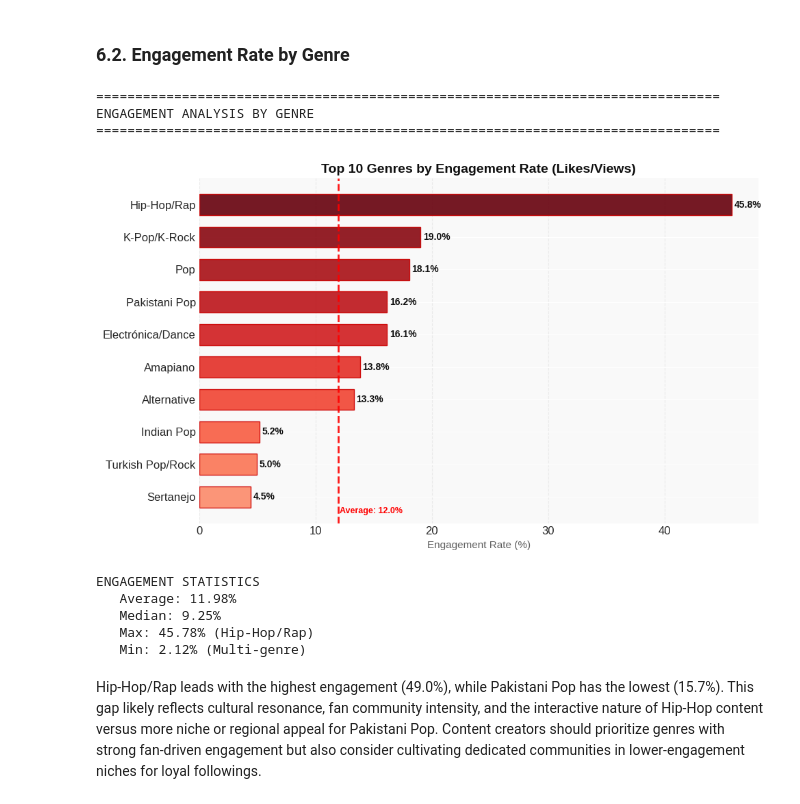
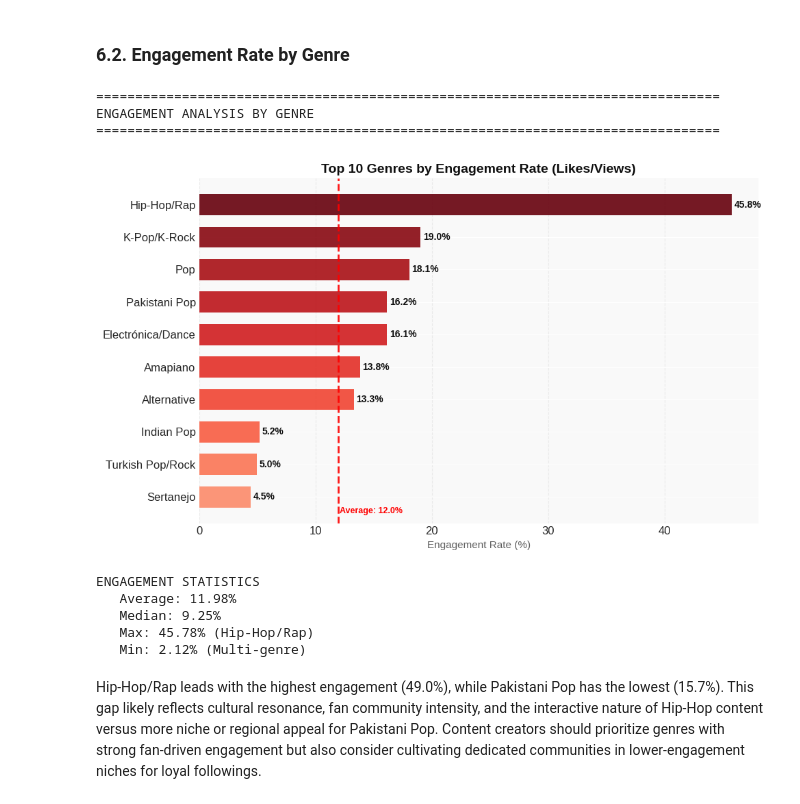
Before and after one commit to adroguetth/Music-Charts-Intelligence, a Jupyter notebook: Notebook_EN/weekly/youtube_charts_2026-W14.ipynb, the cells around one changed output. Saved outputs shown, nothing was run; the diff lists cells and outputs as text; code cells hidden in the pictures.

Commit message:
Weekly charts analysis - 2026-W14 [skip ci]

```diff
--- a/Notebook_EN/weekly/youtube_charts_2026-W14.ipynb
+++ b/Notebook_EN/weekly/youtube_charts_2026-W14.ipynb
@@ -208,7 +208,7 @@ ax.set_facecolor(YT_SURFACE)
 colors = plt.cm.Reds(np.linspace(0.4, 1, len(top_countries)))[::-1]
 
 bars = ax.barh(top_countries['artist_country'], top_countries['total_songs'],
-               color=colors, edgecolor='#CC0000', height=0.65, alpha=0.9)
+               color=colors, edgecolor='none', height=0.65, alpha=0.9)
 
 ax.set_xlabel('Number of Songs', fontsize=11, color=YT_GRAY)
 ax.set_title('Top 10 Countries by Song Count', fontweight='bold', color=YT_TEXT, fontsize=14)
@@ -268,7 +268,7 @@ ax.set_facecolor(YT_SURFACE)
 colors = plt.cm.Reds(np.linspace(0.4, 1, len(top_likes)))[::-1]
 
 bars = ax.barh(top_likes['artist_country'], top_likes['total_likes'],
-               color=colors, edgecolor='#CC0000', height=0.65, alpha=0.9)
+               color=colors, edgecolor='none', height=0.65, alpha=0.9)
 
 ax.set_xlabel('Total Likes', fontsize=11, color=YT_GRAY)
 ax.set_title('Top 10 Countries by Total Likes', fontweight='bold', color=YT_TEXT, fontsize=14)
@@ -414,39 +414,39 @@ ax.set_facecolor(YT_SURFACE)
 colors = plt.cm.Reds(np.linspace(0.4, 1, len(engagement_chart)))[::-1]
 
 bars = ax.barh(engagement_chart['macro_genre'], engagement_chart['engagement_rate'],
-               color=colors, edgecolor='#CC0000', height=0.65, alpha=0.9)
+               color=colors, edgecolor='none', height=0.65, alpha=0.9)
 
 ax.set_xlabel('Engagement Rate (%)', fontsize=11, color=YT_GRAY)
 ax.set_title('Top 10 Genres by Engagement Rate (Likes/Views)',
              fontweight='bold', color=YT_TEXT, fontsize=14)
 ax.invert_yaxis()
 ax.spines[['top', 'right', 'left']].set_visible(False)
 ax.spines['bottom'].set_color(YT_GRID)
 ax.xaxis.grid(True, color=YT_GRID, linestyle='--', alpha=0.7)
 
 for bar, val in zip(bars, engagement_chart['engagement_rate']):
     ax.text(val + 0.2, bar.get_y() + bar.get_height()/2, f'{val:.1f}%',
             va='center', fontsize=10, fontweight='bold', color=YT_TEXT)
 
 avg_engagement = genre_stats['engagement_rate'].mean()
 ax.axvline(x=avg_engagement, color=YT_RED, linestyle='--', linewidth=2, alpha=0.9)
 ax.text(avg_engagement + 0.1, len(engagement_chart) - 0.5,
         f'Average: {avg_engagement:.1f}%',
         fontsize=9, color=YT_RED, fontweight='bold')
 
 plt.tight_layout()
 plt.show()
 
 print(f"\nENGAGEMENT STATISTICS")
 print(f"   Average: {avg_engagement:.2f}%")
 print(f"   Median: {genre_stats['engagement_rate'].median():.2f}%")
 print(f"   Max: {genre_stats['engagement_rate'].max():.2f}% ({genre_stats.loc[genre_stats['engagement_rate'].idxmax(), 'macro_genre']})")
 print(f"   Min: {genre_stats['engagement_rate'].min():.2f}% ({genre_stats.loc[genre_stats['engagement_rate'].idxmin(), 'macro_genre']})")
 # %% [output]
 ================================================================================
 ENGAGEMENT ANALYSIS BY GENRE
 ================================================================================
-[figure, old version]
+[figure, new version]
 ENGAGEMENT STATISTICS
    Average: 11.98%
    Median: 9.25%
```
Also changed, not shown: parts of 3 cells of this notebook, 1 other file.
